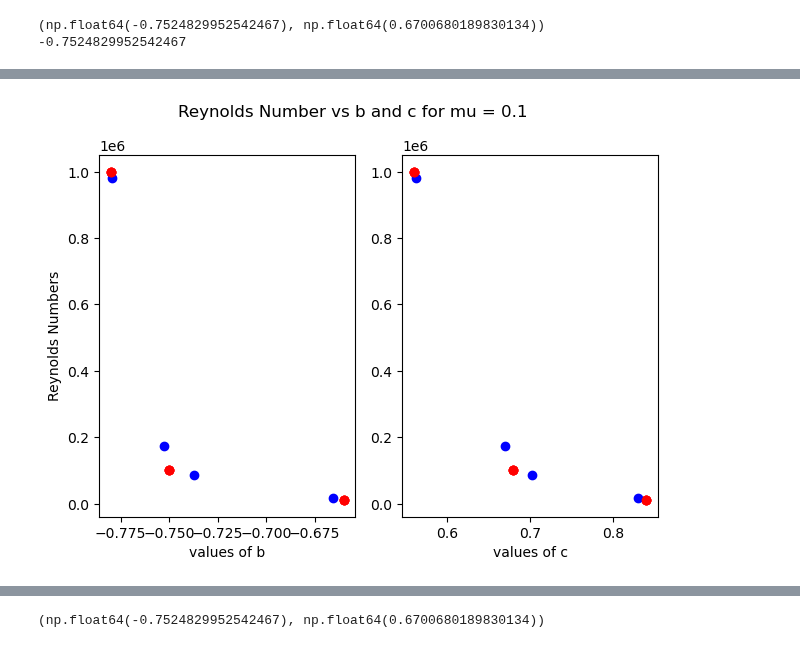
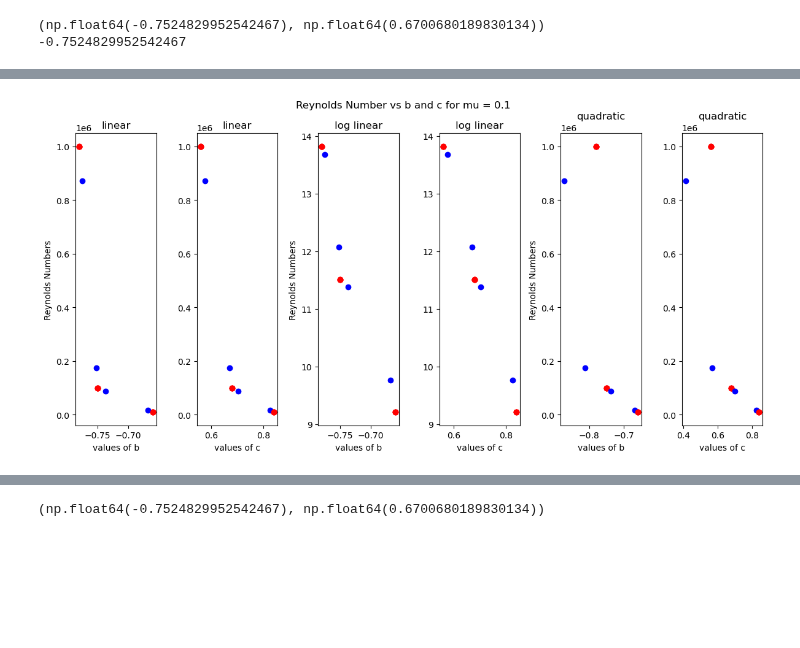
Before and after one commit to Chartman25/UnigeMasters, a Jupyter notebook: Astrophysics_Lab_Disc_Truncation/Reynolds_number_calc.ipynb, the cells around one changed output, grey strips where cells are left out. Cells and saved outputs as stored; diff of their text form; code cells hidden in the pictures; blank space fills up the shorter version.

Commit message:
Functions has more functions, plus interpolation makes my head hurt

```diff
--- a/Astrophysics_Lab_Disc_Truncation/Reynolds_number_calc.ipynb
+++ b/Astrophysics_Lab_Disc_Truncation/Reynolds_number_calc.ipynb
@@ -6,5 +61,10 @@ import APL1_functions as AC
 # %%
-aspect_ratio_5e4 = 0.10706065687504354
-aspect_ratio_1e4 = 0.1009878914567832
-aspect_ratio_5e3 = 0.11284107521918753
-aspect_ratio_1e3 = 0.10706164164920995
+aspect_ratio_5e4 = aspect_ratios_5e4[2]
+aspect_ratio_1e4 = aspect_ratios_1e4[2]
+aspect_ratio_5e3 = aspect_ratios_5e3[2]
+aspect_ratio_1e3 = aspect_ratios_1e3[2]
+
+print(aspect_ratio_5e4)
+print(aspect_ratio_1e4)
+print(aspect_ratio_5e3)
+print(aspect_ratio_1e3)
@@ -423,9 +525,9 @@ print(interp_pts(Re[0], index[0])[0])
 # %%
 for jj in range(len(Re)):
     for ii in range(len(index)):
-        plt.scatter(interp_pts(Re[jj], index[ii])[0], interp_pts(Re[jj], index[ii])[1])
+        plt.scatter(AC.linear_interp_pts(Re[jj], b, c, index[ii])[0], AC.linear_interp_pts(Re[jj], b, c, index[ii])[1], color='blue')
 
-plt.scatter(b[0], c[0])
-plt.scatter(interp_pts(Re[0], index[0])[0], interp_pts(Re[0], index[0])[1])
+plt.scatter(b, c, color='red')
+# plt.scatter(AC.linear_interp_pts(Re[0], b, c, index[0])[0], AC.linear_interp_pts(Re[0], b, c, index[0])[1], color='green')
 # %% [output]
 <matplotlib.collections.PathCollection at 0x...>
@@ -433,33 +535,75 @@ plt.scatter(interp_pts(Re[0], index[0])[0], interp_pts(Re[0], index[0])[1])
 # %%
-new_R = list(reversed(R))
-
+# new_R = list(reversed(R))
+plt.figure(figsize=(12, 6))
 
 for ii in range(len(Re)):
-    plt.subplot(1, 2, 1)
-    plt.scatter(b[0], new_R, color='red', label='Known vals')
-    plt.scatter(interp_pts(Re[ii], index[0])[0], Re[ii], color='blue', label='interped vals')
+    plt.subplot(1, 6, 1)
+    plt.scatter(b[0], R, color='red', label='Known vals')
+    plt.scatter(AC.linear_interp_pts(Re[ii], b, c, index[0])[0], Re[ii], color='blue', label='interped vals')
     plt.xlabel('values of b')
     plt.ylabel('Reynolds Numbers')
+    plt.title('linear')
 
 
 
 
-    plt.subplot(1, 2, 2)
-    plt.scatter(c[0], new_R, color='red', label='Known vals')
-    plt.scatter(interp_pts(Re[ii], index[0])[1], Re[ii], color='blue', label='interped vals')
+    plt.subplot(1, 6, 2)
+    plt.scatter(c[0], R, color='red', label='Known vals')
+    plt.scatter(AC.linear_interp_pts(Re[ii], b, c, index[0])[1], Re[ii], color='blue', label='interped vals')
     plt.xlabel('values of c')
+    plt.title('linear')
     # plt.ylabel('Reynolds Numbers')
+
+for ii in range(len(Re)):
+    plt.subplot(1, 6, 3)
+    plt.scatter(b[0], np.log(R), color='red', label='Known vals')
+    plt.scatter(AC.linear_interp_pts(Re[ii], b, c, index[0])[0], np.log(Re[ii]), color='blue', label='interped vals')
+    plt.xlabel('values of b')
+    plt.ylabel('Reynolds Numbers')
+    plt.title('log linear')
+
+
+
+
+    plt.subplot(1, 6, 4)
+    plt.scatter(c[0], np.log(R), color='red', label='Known vals')
+    plt.scatter(AC.linear_interp_pts(Re[ii], b, c, index[0])[1], np.log(Re[ii]), color='blue', label='interped vals')
+    plt.xlabel('values of c')
+    plt.title('log linear')
+    # plt.ylabel('Reynolds Numbers')
+
+
+
+
+for ii in range(len(Re)):
+    plt.subplot(1, 6, 5)
+    plt.scatter(b[0], R, color='red', label='Known vals')
+    plt.scatter(AC.quad_interp_pts(Re[ii], b, c, index[0])[0], Re[ii], color='blue', label='interped vals')
+    plt.xlabel('values of b')
+    plt.ylabel('Reynolds Numbers')
+    plt.title('quadratic')
+
+
+
+
+    plt.subplot(1, 6, 6)
+    plt.scatter(c[0], R, color='red', label='Known vals')
+    plt.scatter(AC.quad_interp_pts(Re[ii], b, c, index[0])[1], Re[ii], color='blue', label='interped vals')
+    plt.xlabel('values of c')
+    plt.title('quadratic')
+    # plt.ylabel('Reynolds Numbers')
+
 
 
 plt.suptitle(f'Reynolds Number vs b and c for mu = {mu[0]}', y=0.98)
 # plt.suptitle(f'Red = Known Vals, Blue = Interp Vals', y=0.9)
 plt.tight_layout()
 
 
 
 
 
 # plt.scatter(interp_pts(Re[0], index[0])[0], interp_pts(Re[0], index[0])[1])
 # %% [output]
-[figure, old version]
+[figure, new version]
 # %%
```
Also changed, not shown: parts of 16 cells of this notebook, 5 other files.
